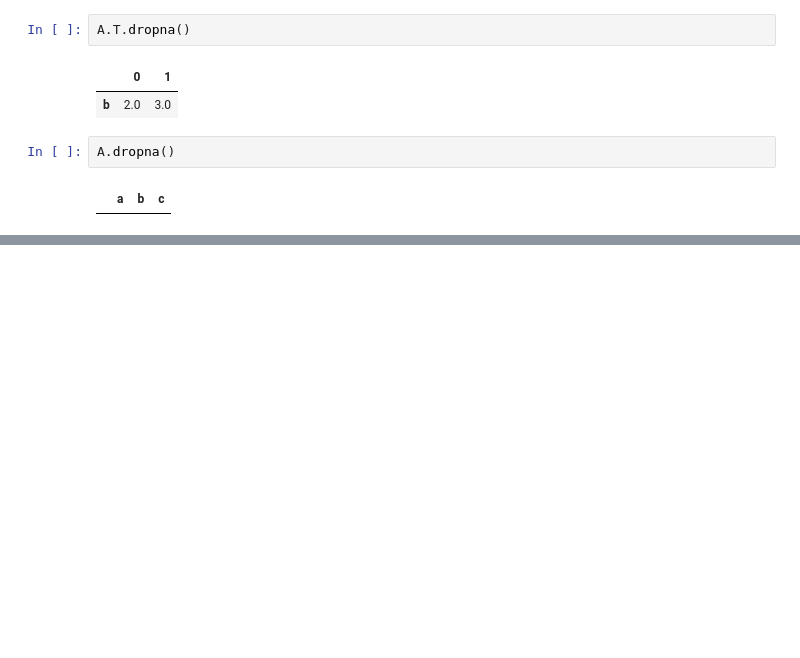
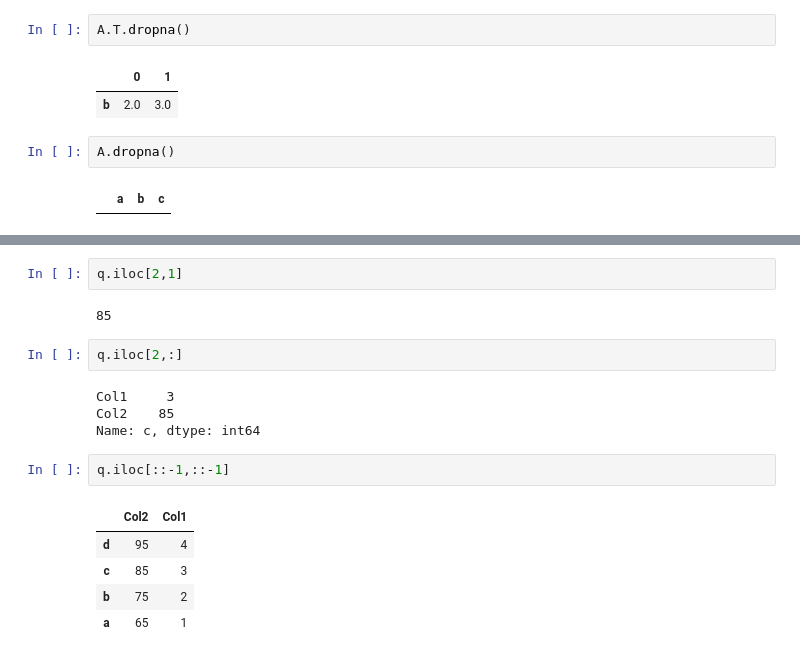
Before and after one commit to shashwat9kumar/ML-And-DataScience, a Jupyter notebook: Python Tutorial for Data Science Freecodecamp.ipynb, the cells around one changed output, grey strips where cells are left out. Saved outputs shown, nothing was run; the diff lists cells and outputs as text; blank space fills up the shorter version.

```diff
--- a/Python Tutorial for Data Science Freecodecamp.ipynb
+++ b/Python Tutorial for Data Science Freecodecamp.ipynb
@@ -1217,0 +1259,18 @@ A.dropna()
+# %%
+q.iloc[2,1]
+# %% [output]
+85
+# %%
+q.iloc[2,:]
+# %% [output]
+Col1     3
+Col2    85
+Name: c, dtype: int64
+# %%
+q.iloc[::-1,::-1]
+# %% [output]
+|  | Col2 | Col1 |
+| d | 95 | 4 |
+| c | 85 | 3 |
+| b | 75 | 2 |
+| a | 65 | 1 |
```
Also changed, not shown: parts of 9 cells of this notebook.
